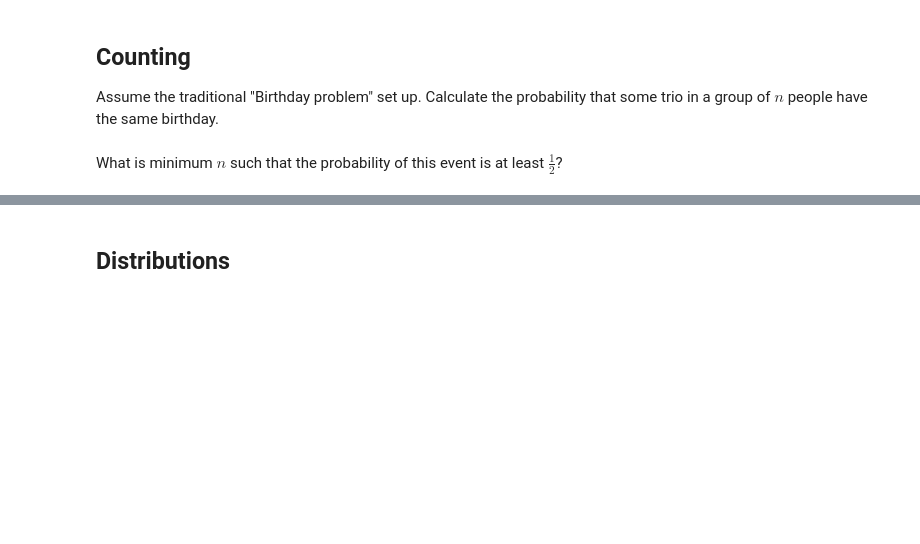
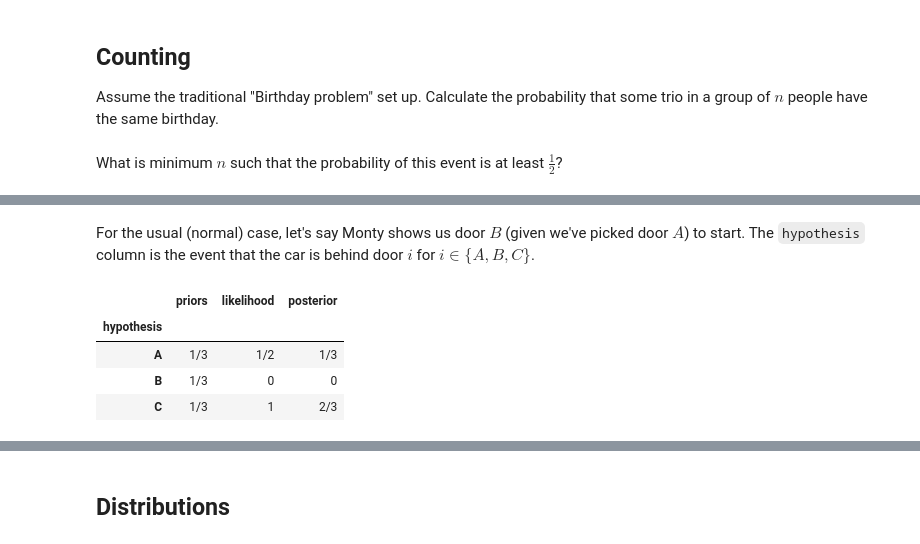
Before and after one commit to Per48edjes/Misc-Math-Practice, a Jupyter notebook: prob_stat_notes.ipynb, the cells around one changed output, grey strips where cells are left out. Saved outputs shown, nothing was run; the diff lists cells and outputs as text; code cells hidden in the pictures; blank space fills up the shorter version.

Commit message:
Add Monty Hall variants example

```diff
--- a/prob_stat_notes.ipynb
+++ b/prob_stat_notes.ipynb
@@ -49,0 +59,23 @@ Average probability, 10 experiments: 0.51185
+# %% [markdown]
+For the usual (normal) case, let's say Monty shows us door $B$ (given we've picked door $A$) to start. The `hypothesis` column is the event that the car is behind door $i$ for $i \in \{A, B, C\}$.
+# %%
+# Usual Monty Hall Bayes table, Monty reveals goat
+priors = 3 * [Fraction(1, 3)]
+likelihood = [Fraction(1, 2), 0, 1]
+
+# Run the analysis table
+bayes_table = pd.DataFrame({'hypothesis': ['A', 'B', 'C'],
+                            'priors': priors,
+                            'likelihood': likelihood})
+bayes_table['posterior'] = \
+    (bayes_table['priors'] * bayes_table['likelihood'])\
+    / bayes_table['priors'].dot(bayes_table['likelihood'])
+bayes_table.set_index('hypothesis', inplace=True)
+
+bayes_table
+# %% [output]
+|  | priors | likelihood | posterior |
+| hypothesis |  |  |  |
+| A | 1/3 | 1/2 | 1/3 |
+| B | 1/3 | 0 | 0 |
+| C | 1/3 | 1 | 2/3 |
```
Also changed, not shown: parts of 29 cells of this notebook.
